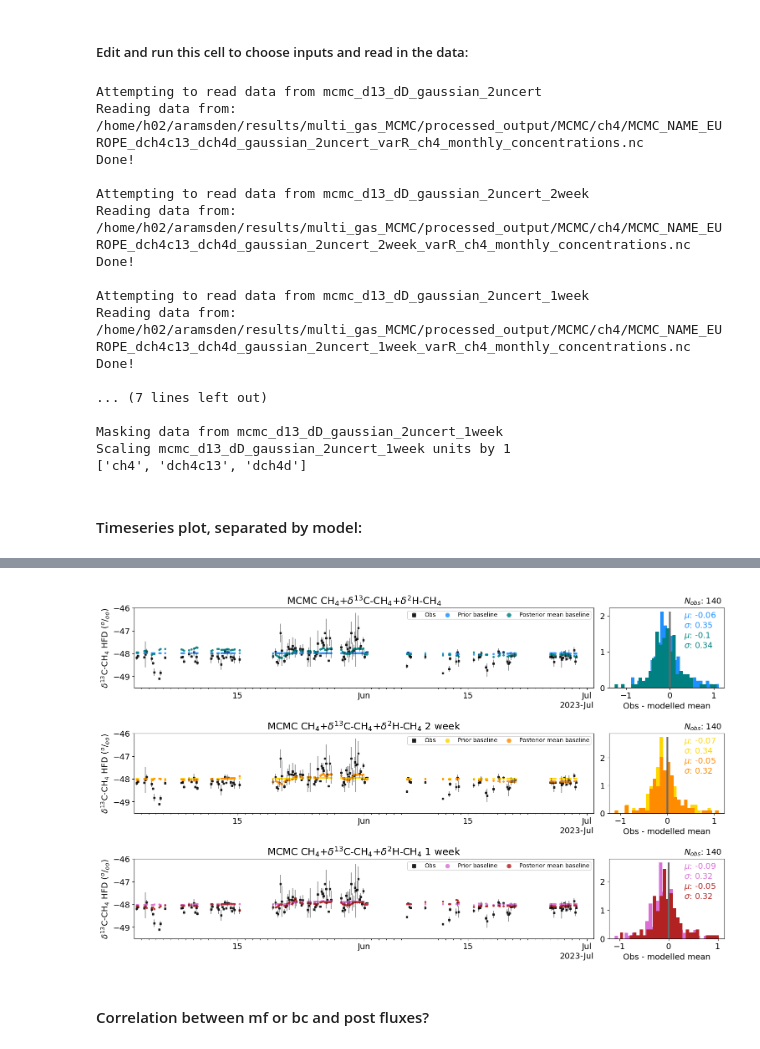
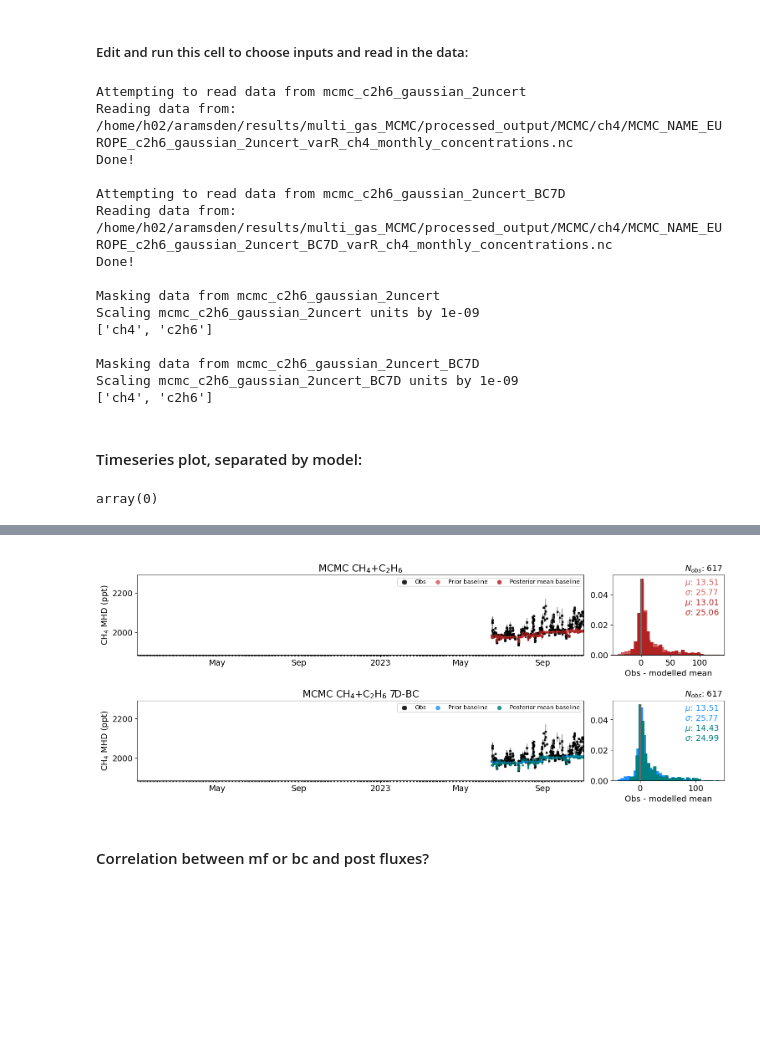
Before and after one commit to openghg/fluxie, a Jupyter notebook: PARIS_inversion_results.ipynb, the cells around one changed output, grey strips where cells are left out. Cells and saved outputs as stored; diff of their text form; code cells hidden in the pictures; blank space fills up the shorter version.

```diff
--- a/PARIS_inversion_results.ipynb
+++ b/PARIS_inversion_results.ipynb
@@ -45,6 +45,7 @@ model_filenames = {'rhime':'RHIME_NAME_EUROPE_EDGAR_rhime_obs_rhime_baseline_opt
                   'mcmc_c2h6_fixedR':'MCMC_NAME_EUROPE_c2h6_gaussian_2uncert_fixedR',
                   'mcmc_c2h6_gaussian_2uncert':'MCMC_NAME_EUROPE_c2h6_gaussian_2uncert_varR',
                   'mcmc_c2h6_01uncertBC':'MCMC_NAME_EUROPE_c2h6_01uncertBC_varR',
+                  'mcmc_c2h6_gaussian_2uncert_BC7D':'MCMC_NAME_EUROPE_c2h6_gaussian_2uncert_BC7D_varR',
                   'mcmc_c2h6_lowmoderror':'MCMC_NAME_EUROPE_c2h6_lowmoderror_varR',
                   'mcmc_d13_forward':'MCMC_NAME_EUROPE_dch4c13_varR_forward_model',
                   'mcmc_c2h6_d13_forward':'MCMC_NAME_EUROPE_c2h6_dch4c13_varR_forward_model',
@@ -72,6 +73,7 @@ model_labels = {'rhime':'RHIME 33 sites',
                   'mcmc_075flux':'MCMC CH$_4$ 0.75 flux',
                   'mcmc_c2h6_forward':'MCMC CH$_4$+C$_2$H$_6$',
                   'mcmc_c2h6':'MCMC CH$_4$+C$_2$H$_6$',
+                  'mcmc_c2h6_gaussian_2uncert_BC7D':'MCMC CH$_4$+C$_2$H$_6$ 7D-BC',
                   'mcmc_c2h6_fixedR':'MCMC CH$_4$+C$_2$H$_6$ fixedR',
                   'mcmc_c2h6_gaussian_2uncert':'MCMC CH$_4$+C$_2$H$_6$',# Gaussian 200% uncert',
                   'mcmc_c2h6_01uncertBC':'MCMC CH$_4$+C$_2$H$_6$ 10% BC uncert',
@@ -102,6 +104,7 @@ model_colors = {'rhime':['dimgrey','grey'],
                   'mcmc_075flux':['darkorange','darkorange'],
                   'mcmc_c2h6_forward':['firebrick','indianred'],
                   'mcmc_c2h6':['firebrick','indianred'],
+                  'mcmc_c2h6_gaussian_2uncert_BC7D':['teal','dodgerblue'],
                   'mcmc_c2h6_fixedR':['pink','indianred'],
                   'mcmc_c2h6_gaussian_2uncert':['firebrick','indianred'],
                   'mcmc_c2h6_lowmoderror':['purple','mediumpurple'],
@@ -176,9 +178,10 @@ plot_regions = ['SE-ENGLAND','UK','IRELAND','FRANCE','BELGIUM'] #works best with
 #         'mcmc_old_setup','mcmc_2gas_old_setup','intem']
 #models = ['mcmc','mcmc_filtering','mcmc_new_model_error','mcmc_fixedbc','mcmc_fixed_outer',
 #         'mcmc_old_setup','intem']
-models = ['mcmc_gaussian_2uncert','mcmc_d13_dD_gaussian_2uncert','mcmc_d13_dD_gaussian_2uncert_1week','mcmc_d13_dD_gaussian_2uncert_2week']
+#models = ['mcmc_gaussian_2uncert','mcmc_d13_dD_gaussian_2uncert','mcmc_d13_dD_gaussian_2uncert_1week','mcmc_d13_dD_gaussian_2uncert_2week']
 #models = ['intem_7sites','mcmc','mcmc_c2h6','mcmc_d13_dD','mcmc_c2h6_d13_dD']
 #models = ['mcmc_c2h6_d13_dD','mcmc_c2h6']
+models = ['mcmc_c2h6_gaussian_2uncert','mcmc_c2h6_gaussian_2uncert_BC7D']
 #models = ['intem_7sites','mcmc','mcmc_075flux','mcmc_c2h6']#,'mcmc_d13_dD','mcmc_c2h6_d13_dD']
 #models = ['mcmc_d13_varR','mcmc_d13_varR_flatbyregion','mcmc_d13_varR_flatbyregion_lowmoderror']
 #models = ['mcmc_noicos','mcmc_d13_varR_noicos','mcmc_d13_dD_varR_noicos']
@@ -340,22 +363,22 @@ fig = plot_func.plot_all_posterior_scaling_factors(save_name='/home/h02/aramsden
 ###################################
 ### edit variables in this block
 species = 'ch4'
-plot_species = 'dch4c13'
-site = 'HFD'
+plot_species = 'ch4'
+site = 'MHD'
 #models = ['mcmc_forward','mcmc_c2h6_forward','mcmc_d13_forward','mcmc_c2h6_d13_forward',
 #          'mcmc_d13_dD_forward','mcmc_c2h6_d13_dD_forward']
 
 #models = ['mcmc','mcmc_c2h6','mcmc_d13_dD','mcmc_c2h6_d13_dD','intem_14sites']
 #models = ['mcmc_d13_dD_gaussian_2uncert','mcmc_c2h6_d13_dD_gaussian_2uncert']
 #models = ['intem_7sites','mcmc_c2h6','mcmc_c2h6_gaussian_2uncert']
-models = ['mcmc_d13_dD_gaussian_2uncert','mcmc_d13_dD_gaussian_2uncert_2week','mcmc_d13_dD_gaussian_2uncert_1week']
-
+#models = ['mcmc_d13_dD_gaussian_2uncert','mcmc_d13_dD_gaussian_2uncert_2week','mcmc_d13_dD_gaussian_2uncert_1week']
+models = ['mcmc_c2h6_gaussian_2uncert','mcmc_c2h6_gaussian_2uncert_BC7D']
 #models = ['mcmc_d13_varR','mcmc_d13_varR_flatbyregion','mcmc_d13_varR_flatbyregion_lowmoderror']
 #models = ['intem_14sites','mcmc','mcmc_d13','mcmc_d13_fixedR']
 #models = ['intem','mcmc_prop-uncert','mcmc_prop-uncert-high-MHDbc_fixed-outer','mcmc_prop-uncert-high-MHDbc_fixed-outer_filtered']
 period_override = None #use to override standard inversion periods, must be a list the same length as models, e.g. ['monthly','yearly']
-start_date = '2023-05-01' #inclusive
-end_date = '2023-07-01'   #not inclusive
+start_date = '2022-01-01' #inclusive
+end_date = '2023-11-01'   #not inclusive
 
 baseline_site = None #'MHD', 'JFJ' or 'CMN'. If None, does not mask by baseline time
 ###################################
@@ -383,30 +406,32 @@ for m in models:
                               data_dir=data_dir,scale_units=True,species=plot_species,
                               remove_missing_timestamps=False)[m]
 # %% [output]
-Attempting to read data from mcmc_d13_dD_gaussian_2uncert
-Reading data from: /home/h02/aramsden/results/multi_gas_MCMC/processed_output/MCMC/ch4/MCMC_NAME_EUROPE_dch4c13_dch4d_gaussian_2uncert_varR_ch4_monthly_concentrations.nc
+Attempting to read data from mcmc_c2h6_gaussian_2uncert
+Reading data from: /home/h02/aramsden/results/multi_gas_MCMC/processed_output/MCMC/ch4/MCMC_NAME_EUROPE_c2h6_gaussian_2uncert_varR_ch4_monthly_concentrations.nc
 Done!
 
-Attempting to read data from mcmc_d13_dD_gaussian_2uncert_2week
-Reading data from: /home/h02/aramsden/results/multi_gas_MCMC/processed_output/MCMC/ch4/MCMC_NAME_EUROPE_dch4c13_dch4d_gaussian_2uncert_2week_varR_ch4_monthly_concentrations.nc
+Attempting to read data from mcmc_c2h6_gaussian_2uncert_BC7D
+Reading data from: /home/h02/aramsden/results/multi_gas_MCMC/processed_output/MCMC/ch4/MCMC_NAME_EUROPE_c2h6_gaussian_2uncert_BC7D_varR_ch4_monthly_concentrations.nc
 Done!
 
-Attempting to read data from mcmc_d13_dD_gaussian_2uncert_1week
-Reading data from: /home/h02/aramsden/results/multi_gas_MCMC/processed_output/MCMC/ch4/MCMC_NAME_EUROPE_dch4c13_dch4d_gaussian_2uncert_1week_varR_ch4_monthly_concentrations.nc
-Done!
+Masking data from mcmc_c2h6_gaussian_2uncert
+Scaling mcmc_c2h6_gaussian_2uncert units by 1e-09
+['ch4', 'c2h6']
 
-... (7 lines left out)
-
-Masking data from mcmc_d13_dD_gaussian_2uncert_1week
-Scaling mcmc_d13_dD_gaussian_2uncert_1week units by 1
-['ch4', 'dch4c13', 'dch4d']
+Masking data from mcmc_c2h6_gaussian_2uncert_BC7D
+Scaling mcmc_c2h6_gaussian_2uncert_BC7D units by 1e-09
+['ch4', 'c2h6']
 # %% [markdown]
 #### Timeseries plot, separated by model:
+# %%
+ds_all_mf_sliced['mcmc_c2h6_gaussian_2uncert_BC7D']['nsite_ch4'].values
+# %% [output]
+array(0)
 # %%
 fig = func.plot_obs_modelled_separate(ds_all_mf_sliced,plot_species,site,model_labels,
                                       model_colors,
                              include=['Yobs','YaprioriBC','YapostBC'],
-                             diff_include=['YaprioriBC','YapostBC'],line_plot_with_scatter=False,y_lim=[-49.5,-46])#)#y_lim=[-108,-80]) #
+                             diff_include=['YaprioriBC','YapostBC'],line_plot_with_scatter=False)#,y_lim=[-49.5,-46])#)#y_lim=[-108,-80]) #
 
 ###################################
 
@@ -423,4 +447,4 @@ WARNING: uYobs_repeatability is not present in mcmc_d13_dD_gaussian_2uncert_1wee
 NOTE: If all the data is not within axis limits, adjust the set_ylim
 NOTE: If annotations in the histograms are not displaying correctly, adjust annotate_coords.
-[figure, old version]
+[figure, new version]
 # %%
```
Also changed, not shown: parts of 7 cells of this notebook.
